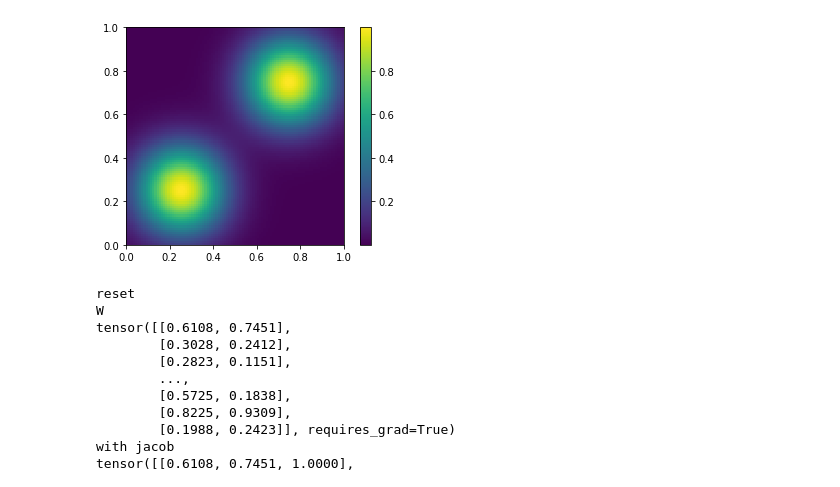
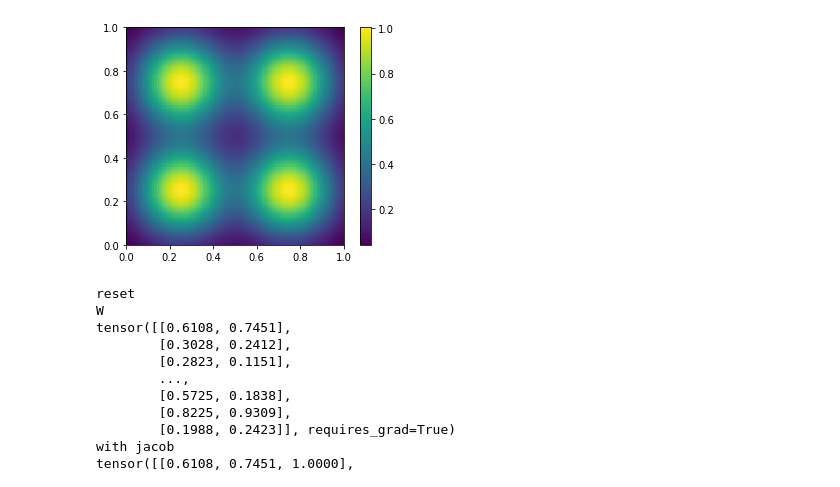
Before and after one commit to NGoetz/NF, a Jupyter notebook: NISTestv2.ipynb, the cells around one changed output. Drawn from its saved outputs; the diff is of its cells as text; code cells hidden in the pictures.

```diff
--- a/NISTestv2.ipynb
+++ b/NISTestv2.ipynb
@@ -246,15 +312,15 @@ tensor([[0.8735, 0.8214],
 # %%
 xs = np.linspace(-0,1,100)
 ys = np.linspace(1,0,100) # in images the y axis is inverted
 Xs,Ys = np.meshgrid(xs,ys)
-zs=camelnp(np.array(list(zip(Xs.reshape(100*100),Ys.reshape(100*100)))).astype(np.float32)).reshape(100,100)
+zs=vegastest(np.array(list(zip(Xs.reshape(100*100),Ys.reshape(100*100)))).astype(np.float32)).reshape(100,100)
 
 plt.imshow(zs, extent=[0,1,0,1])
 
 plt.colorbar()
 plt.show()
 # %% [output]
-[figure, old version]
+[figure, new version]
 # %%
 print("reset")
 NF.create_model(n_pass_through=1,n_cells=1,n_bins=10, nn_width=2, NN=[20,20,20], roll_step=0)
```
Also changed, not shown: parts of 16 cells of this notebook, 7 other files.
